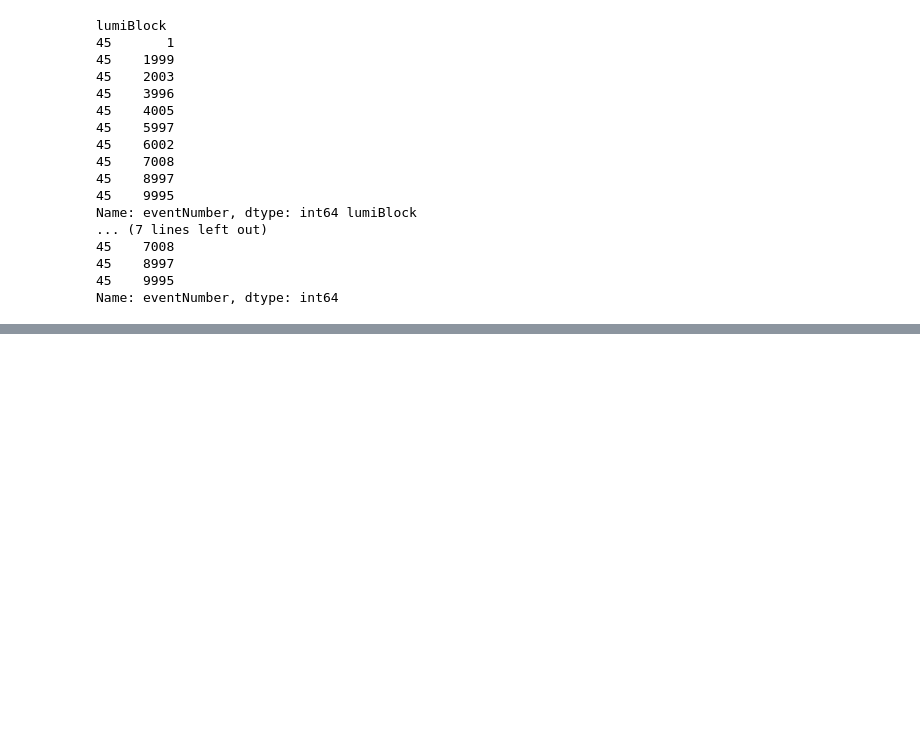
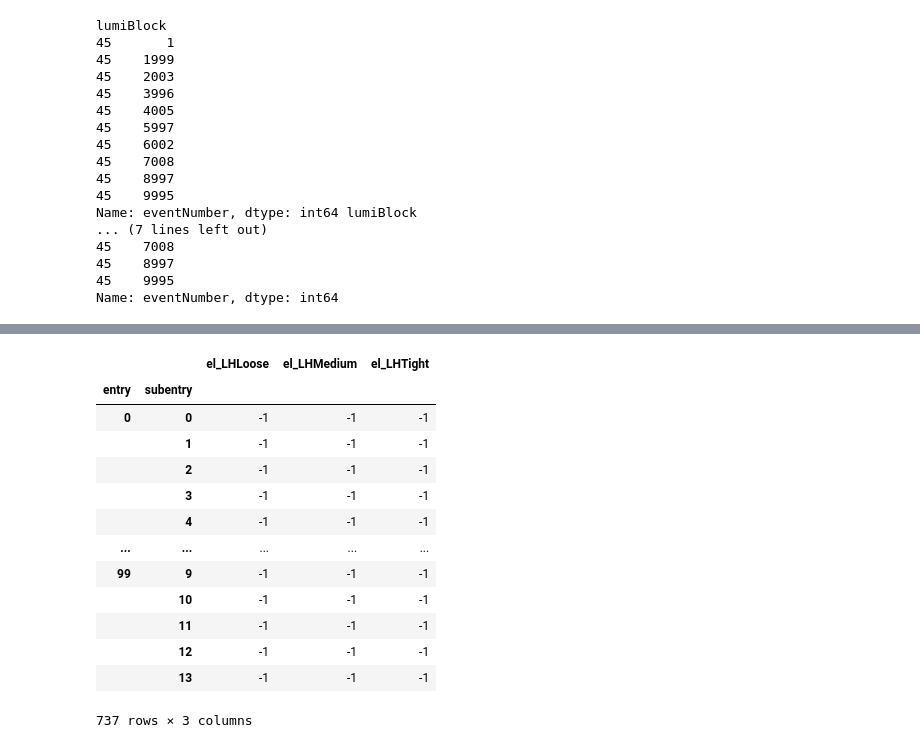
Before and after one commit to robinnewhouse/DHNLAnalysisNotebooks, a Jupyter notebook: reprocessing_compare.ipynb, the cells around one changed output, grey strips where cells are left out. Saved outputs shown, nothing was run; the diff lists cells and outputs as text; code cells hidden in the pictures; blank space fills up the shorter version.

```diff
--- a/reprocessing_compare.ipynb
+++ b/reprocessing_compare.ipynb
@@ -212,0 +252,19 @@ old_tree.keys()
+# %%
+import pandas as pd
+pd.set_option('display.max_rows', 500)
+nicky_new_df[['el_LHLoose', 'el_LHMedium', 'el_LHTight']]
+# %% [output]
+|  |  | el_LHLoose | el_LHMedium | el_LHTight |
+| entry | subentry |  |  |  |
+| 0 | 0 | -1 | -1 | -1 |
+|  | 1 | -1 | -1 | -1 |
+|  | 2 | -1 | -1 | -1 |
+|  | 3 | -1 | -1 | -1 |
+|  | 4 | -1 | -1 | -1 |
+| ... | ... | ... | ... | ... |
+| 99 | 9 | -1 | -1 | -1 |
+|  | 10 | -1 | -1 | -1 |
+|  | 11 | -1 | -1 | -1 |
+|  | 12 | -1 | -1 | -1 |
+|  | 13 | -1 | -1 | -1 |
+737 rows × 3 columns
```
Also changed, not shown: parts of 17 cells of this notebook, 3 other files.
